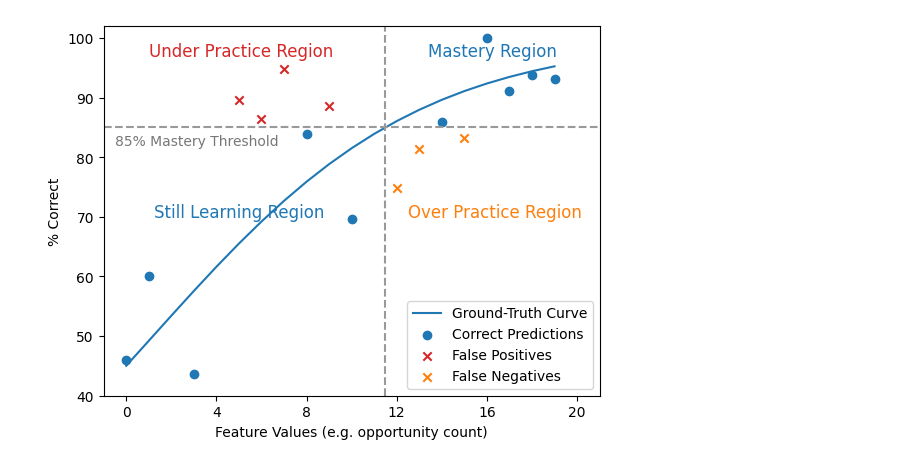
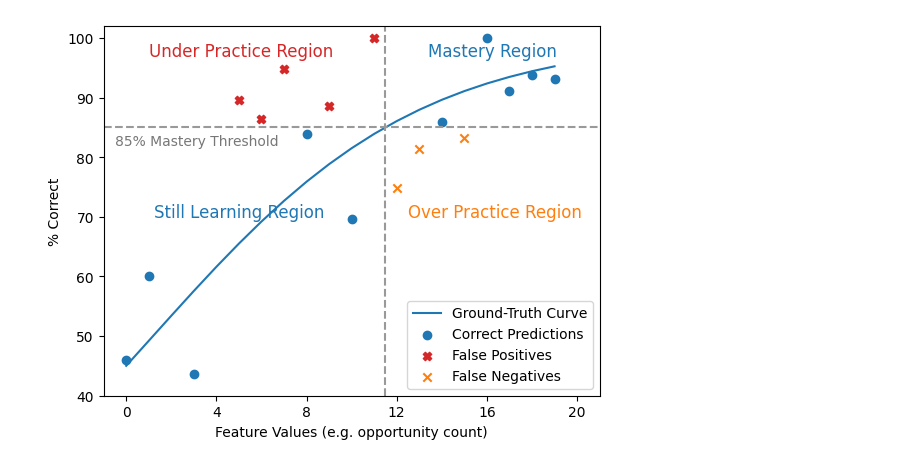
Before and after one commit to DannyWeitekamp/learner-performance-prediction, a Jupyter notebook: Figures.ipynb, the cells around one changed output. Drawn from its saved outputs; the diff is of its cells as text; code cells hidden in the pictures.

```diff
--- a/Figures.ipynb
+++ b/Figures.ipynb
@@ -20,33 +20,33 @@ plt.axvline(np.argmin(np.abs(curve-85))-.5,linestyle='--', color='#999')
 np.random.seed(8)
 pred_pts = np.clip(curve+np.random.normal(0,10.0,len(curve)), 0, 100)
 xs = np.arange(20)
 
 # Find points in okay and under/over regions
 Pm = (curve >= 85)
 pPm = (pred_pts >= 85)
 Nm = (curve < 85)
 pNm =  (pred_pts < 85)
 okay_mask = (Pm & pPm) | (Nm & pNm)
 under_mask = Nm & pPm
 over_mask = Pm & pNm
 
 plt.scatter(xs[okay_mask], pred_pts[okay_mask], label="Correct Predictions")
-plt.scatter(xs[under_mask], rand_pts[under_mask], label="False Positives",marker='X', color='#d62728')
-plt.scatter(xs[over_mask], rand_pts[over_mask], label="False Negatives",marker='x', color='#ff7f0e')
+plt.scatter(xs[under_mask], pred_pts[under_mask], label="False Positives",marker='X', color='#d62728')
+plt.scatter(xs[over_mask], pred_pts[over_mask], label="False Negatives",marker='x', color='#ff7f0e')
 
 plt.ylabel("% Correct")
 plt.xlabel("Feature Values (e.g. opportunity count)")
 plt.ylim(40, 102)
 plt.xlim(-1, 21)
 plt.legend(loc='lower right')
 plt.xticks(np.arange(0, 21, 4.0))
 #plt.tick_params(labelbottom=False)
 #plt.text(-.5,83, "85% Mastery Threshold")
 plt.text(1,97, "Under Practice Region", fontsize=12, color='#d62728')
 plt.text(12.5,70, "Over Practice Region", fontsize=12, color='#ff7f0e')
 plt.text(13.4,97, "Mastery Region", fontsize=12, color='#1f77b4')
 plt.text(1.25,70, "Still Learning Region", fontsize=12, color='#1f77b4')
 plt.text(-.5,82, "85% Mastery Threshold", color='#777')
 plt.show()
 # %% [output]
-[figure, old version]
+[figure, new version]
```
Also changed, not shown: 2 other files.
